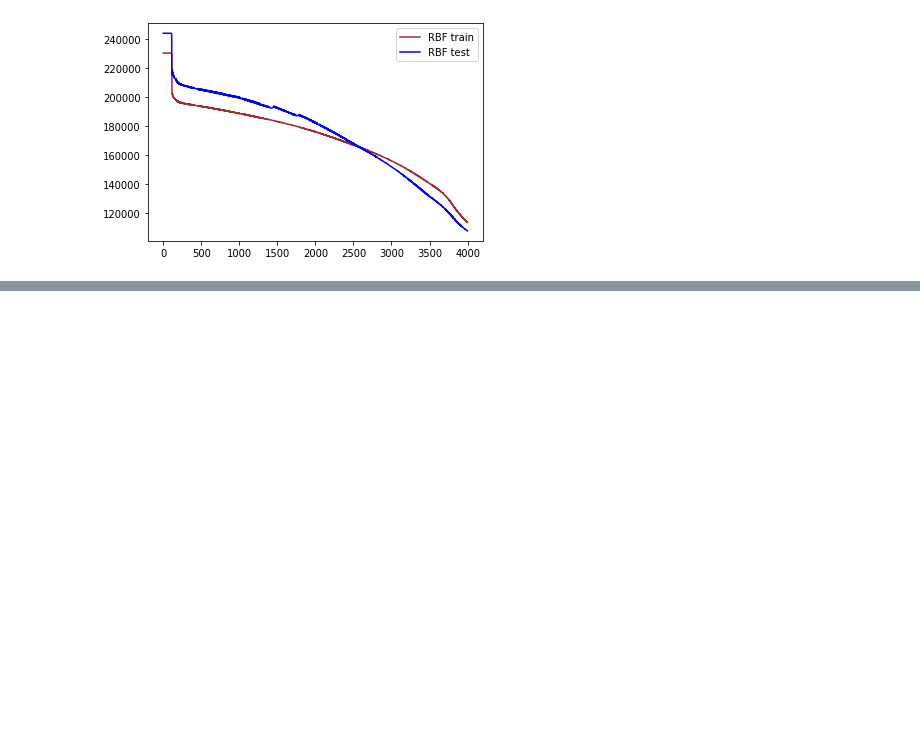
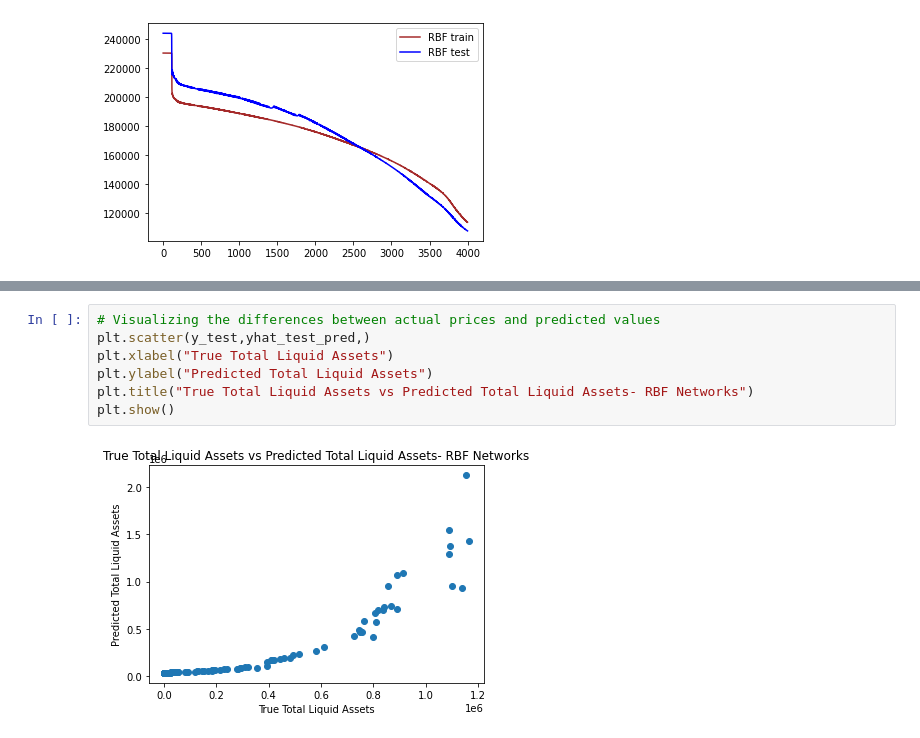
Before and after one commit to Khuks/Predicting-Aggregate-Liquidity-For-A-Central-Bank-Using-Machine-Learning-Algorithms-, a Jupyter notebook: Predicting_Aggregate_Liquidity.ipynb, the cells around one changed output, grey strips where cells are left out. Saved outputs shown, nothing was run; the diff lists cells and outputs as text; blank space fills up the shorter version.

```diff
--- a/Predicting_Aggregate_Liquidity.ipynb
+++ b/Predicting_Aggregate_Liquidity.ipynb
@@ -992,0 +1039,9 @@ pyplot.show()
+# %%
+# Visualizing the differences between actual prices and predicted values
+plt.scatter(y_test,yhat_test_pred,)
+plt.xlabel("True Total Liquid Assets")
+plt.ylabel("Predicted Total Liquid Assets")
+plt.title("True Total Liquid Assets vs Predicted Total Liquid Assets- RBF Networks")
+plt.show()
+# %% [output]
+[figure, added]
```
Also changed, not shown: parts of 3 cells of this notebook.
